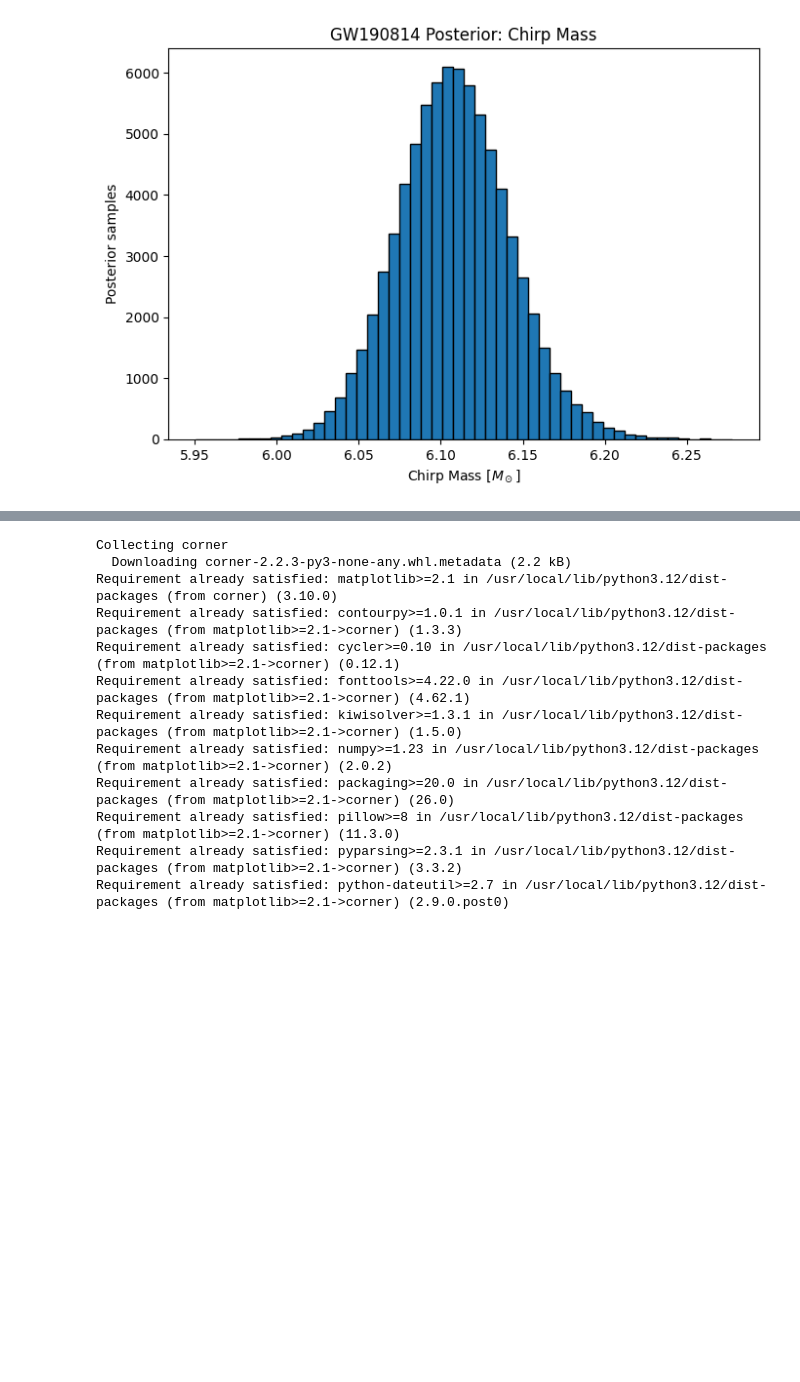
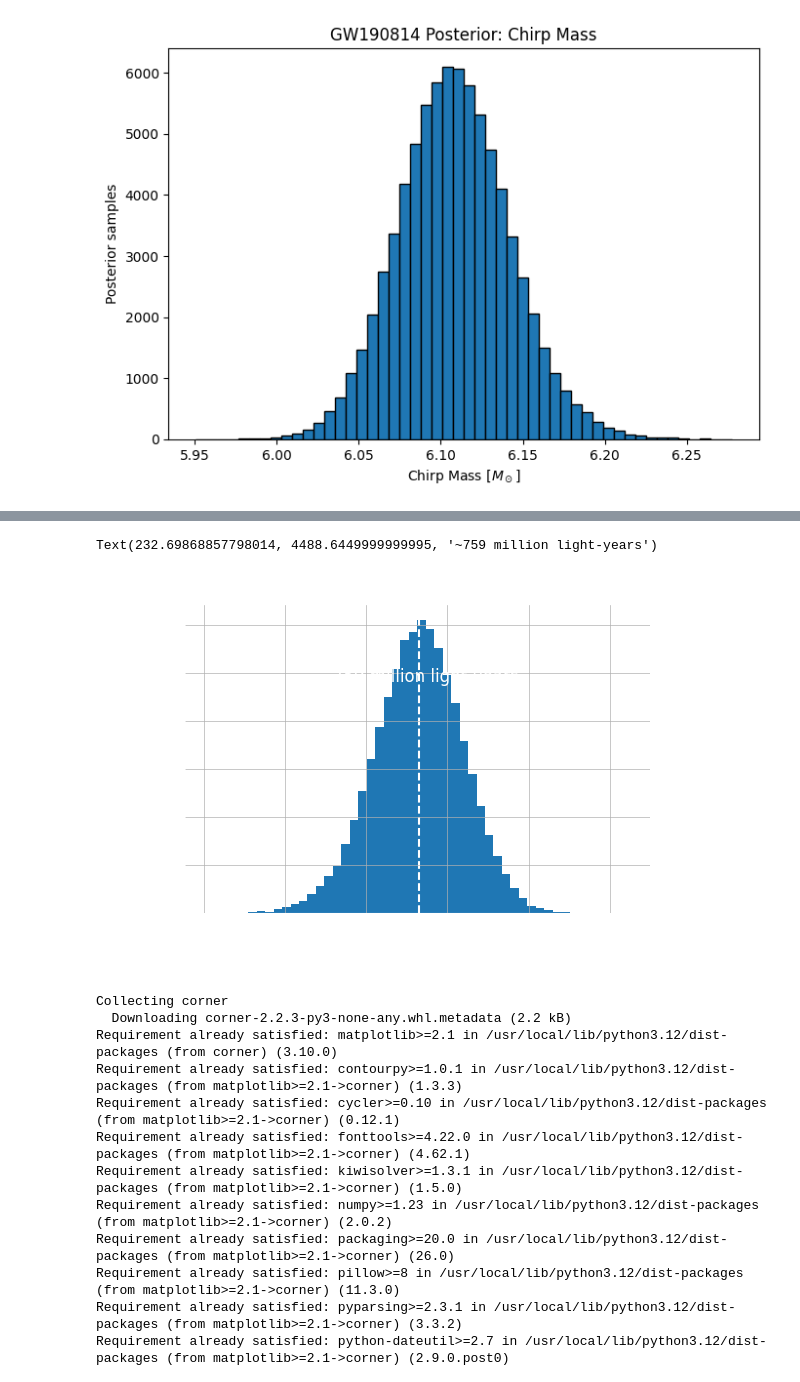
Before and after one commit to saatour/GW170817, a Jupyter notebook: GW190814_Posterior_plots.ipynb, the cells around one changed output, grey strips where cells are left out. Saved outputs shown, nothing was run; the diff lists cells and outputs as text; code cells hidden in the pictures; blank space fills up the shorter version.

```diff
--- a/GW190814_Posterior_plots.ipynb
+++ b/GW190814_Posterior_plots.ipynb
@@ -266,3 +337,62 @@ Using columns:
+# %%
+d = df[dL_col].dropna()
+
+median = d.median()
+median_ly = median * 3.26e6
+
+ax.axvline(median, linestyle="--")
+
+ax.text(
+    median,
+    ax.get_ylim()[1] * 0.7,
+    f"~{median_ly/1e6:.0f} million light-years",
+    color="white",
+    ha="center"
+)
+# %% [output]
+Text(232.69868857798014, 4488.6449999999995, '~759 million light-years')
+# %%
+import matplotlib.pyplot as plt
+
+d = df[dL_col].dropna()
+
+fig, ax = plt.subplots(figsize=(6, 4))
+
+# Histogram
+ax.hist(d, bins=50)
+
+# Median + conversion
+median = d.median()
+MPC_TO_LY = 3.26156e6
+median_ly = median * MPC_TO_LY
+
+# Vertical line
+ax.axvline(median, linestyle="--", color="white")
+
+# Annotation ON the plot
+ax.text(
+    median,
+    ax.get_ylim()[1] * 0.75,
+    f"~{median_ly/1e6:.0f} million light-years",
+    color="white",
+    ha="center"
+)
+
+# Styling
+ax.set_xlabel("Distance [Mpc]", color="white")
+ax.set_ylabel("Posterior samples", color="white")
+ax.set_title("GW190814: estimated distance", color="white")
+
+ax.tick_params(colors="white")
+for spine in ax.spines.values():
+    spine.set_color("white")
+
+fig.patch.set_alpha(0)
+ax.patch.set_alpha(0)
+
+plt.show()
+# %% [output]
+[figure, added]
 # %%
 !pip install corner
 # %% [output]
```
Also changed, not shown: parts of 31 cells of this notebook.
